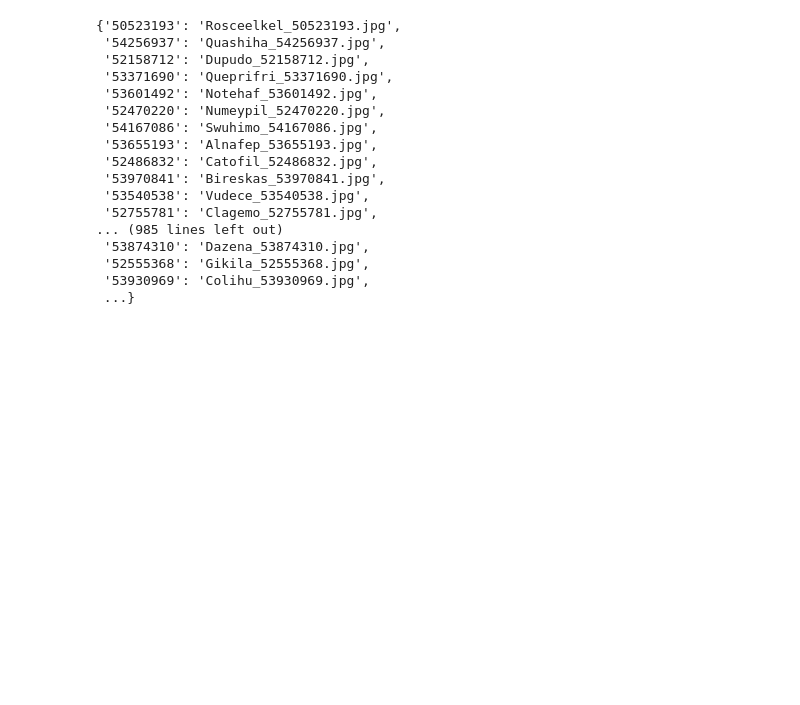
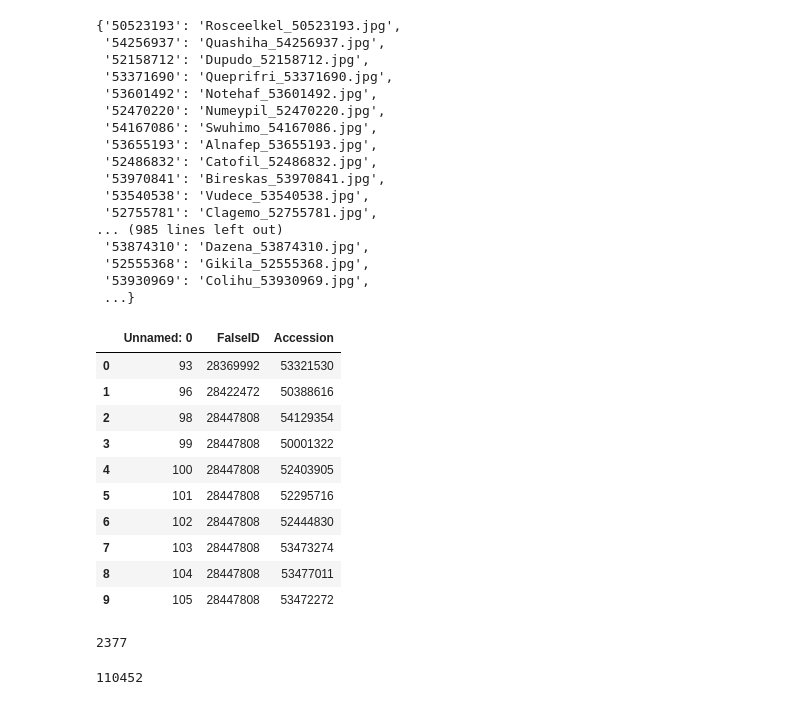
Before and after one commit to Lord-of-Bugs/LLaVA, a Jupyter notebook: muchan/extract_report.ipynb, the cells around one changed output. Saved outputs shown, nothing was run; the diff lists cells and outputs as text; code cells hidden in the pictures; blank space fills up the shorter version.

```diff
--- a/muchan/extract_report.ipynb
+++ b/muchan/extract_report.ipynb
@@ -158,5 +168,33 @@ all_jpgs_dict
  '52555368': 'Gikila_52555368.jpg',
  '53930969': 'Colihu_53930969.jpg',
  ...}
+# %%
+test_df = pd.read_csv('/data/UCSD_cxr/test_accn.csv')
+train_df = pd.read_csv('/data/UCSD_cxr/train_accn.csv')
+test_df.head(10)
+# %% [output]
+|  | Unnamed: 0 | FalseID | Accession |
+| 0 | 93 | 28369992 | 53321530 |
+| 1 | 96 | 28422472 | 50388616 |
+| 2 | 98 | 28447808 | 54129354 |
+| 3 | 99 | 28447808 | 50001322 |
+| 4 | 100 | 28447808 | 52403905 |
+| 5 | 101 | 28447808 | 52295716 |
+| 6 | 102 | 28447808 | 52444830 |
+| 7 | 103 | 28447808 | 53473274 |
+| 8 | 104 | 28447808 | 53477011 |
+| 9 | 105 | 28447808 | 53472272 |
+# %%
+test_set_accn = set(test_df['Accession'].astype(str))
+actual_present = set(all_jpgs_dict.keys())
+print(len(test_set_accn.intersection(actual_present)))
+# %% [output]
+2377
+# %%
+train_set_accn = set(train_df['Accession'].astype(str))
+actual_present_train = set(all_jpgs_dict.keys())
+print(len(train_set_accn.intersection(actual_present_train)))
+# %% [output]
+110452
 # %%
 json_file = []
```
Also changed, not shown: parts of 8 cells of this notebook, 5 other files.
